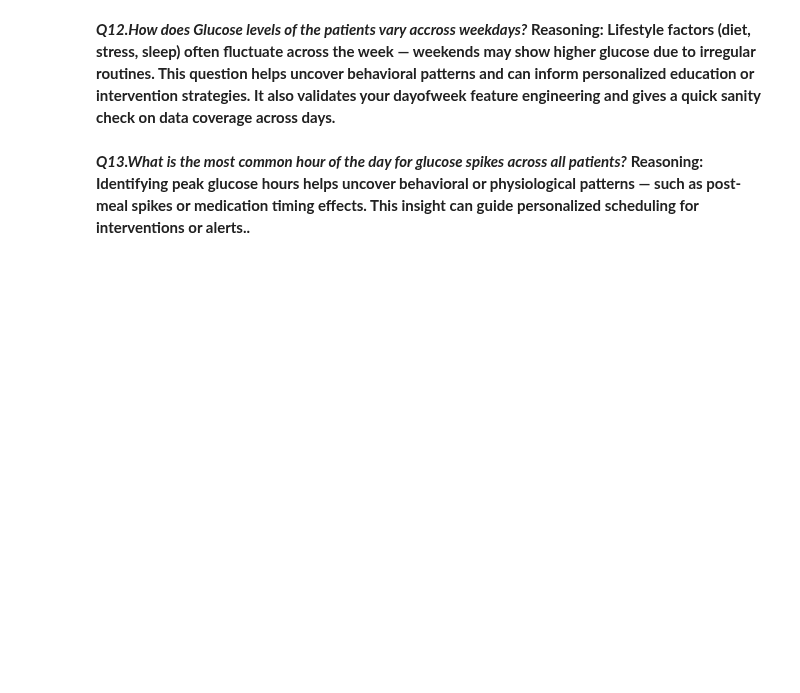
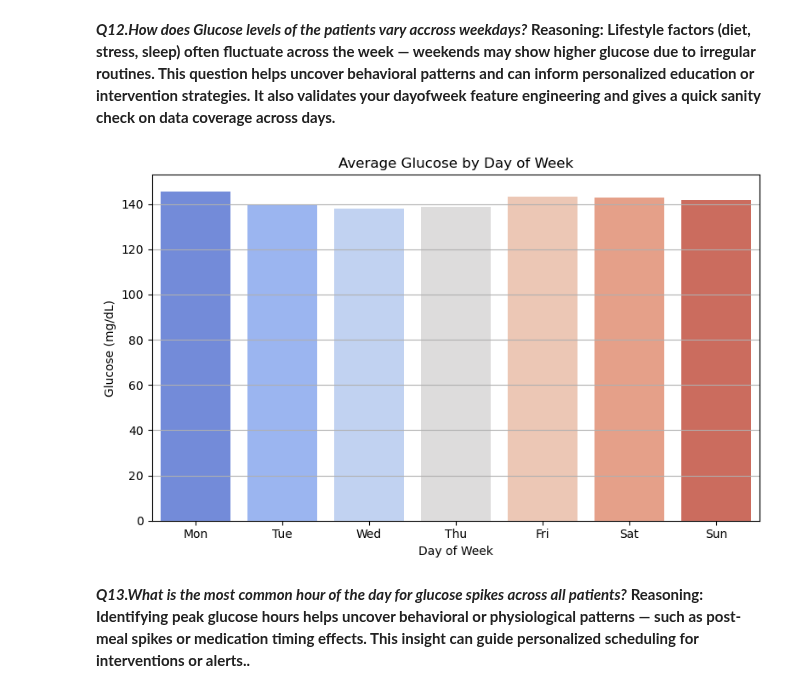
Before and after one commit to msdesh99/Python-Data-Analysis, a Jupyter notebook: Team11_PyQuester_Descriptive_Analysis.ipynb, the cells around one changed output. Saved outputs shown, nothing was run; the diff lists cells and outputs as text; code cells hidden in the pictures; blank space fills up the shorter version.

```diff
--- a/Team11_PyQuester_Descriptive_Analysis.ipynb
+++ b/Team11_PyQuester_Descriptive_Analysis.ipynb
@@ -737,33 +821,33 @@ plt.show()
 This question helps uncover behavioral patterns and can inform personalized education or intervention strategies.
 It also validates your dayofweek feature engineering and gives a quick sanity check on data coverage across days.**
 # %%
-import pandas as pd
-import seaborn as sns
-import matplotlib.pyplot as plt
+
 
 # Step 1: Convert 'time' column to datetime
 df_patients['datetime'] = pd.to_datetime(df_patients['time'], format='%Y-%m-%d %H:%M:%S', errors='coerce')
 
 # Step 2: Extract day of week (0 = Monday, 6 = Sunday)
 df_patients['dayofweek'] = df_patients['datetime'].dt.dayofweek
 
 # Step 3: Group and calculate average glucose
 weekday_avg = df_patients.groupby('dayofweek', as_index=False)['glucose'].mean()
 weekday_avg['glucose'] = weekday_avg['glucose'].round(1)
 
 # Step 4: Map numeric day to weekday name
 weekday_names = ['Mon', 'Tue', 'Wed', 'Thu', 'Fri', 'Sat', 'Sun']
 weekday_avg['day_name'] = weekday_avg['dayofweek'].map(dict(enumerate(weekday_names)))
 
 # Step 5: Plot
 plt.figure(figsize=(8, 5))
-sns.barplot(data=weekday_avg, x='day_name', y='glucose', palette='coolwarm')
+sns.barplot(data=weekday_avg, x='day_name', y='glucose', palette='coolwarm', hue='day_name', legend=False)
 plt.title('Average Glucose by Day of Week')
 plt.xlabel('Day of Week')
 plt.ylabel('Glucose (mg/dL)')
 plt.grid(axis='y')
 plt.tight_layout()
 plt.show()
+# %% [output]
+[figure, added]
 # %% [markdown]
 ***Q13.What is the most common hour of the day for glucose spikes across all patients?***
 **Reasoning:**
```
Also changed, not shown: parts of 11 cells of this notebook, 2 other files.
